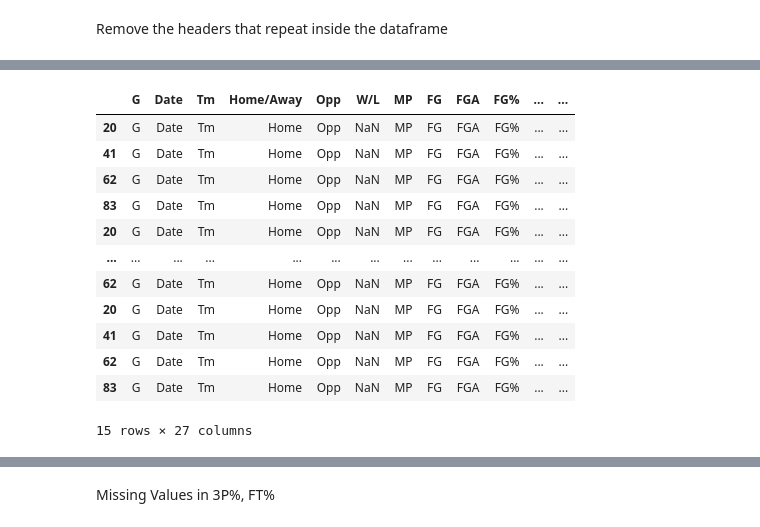
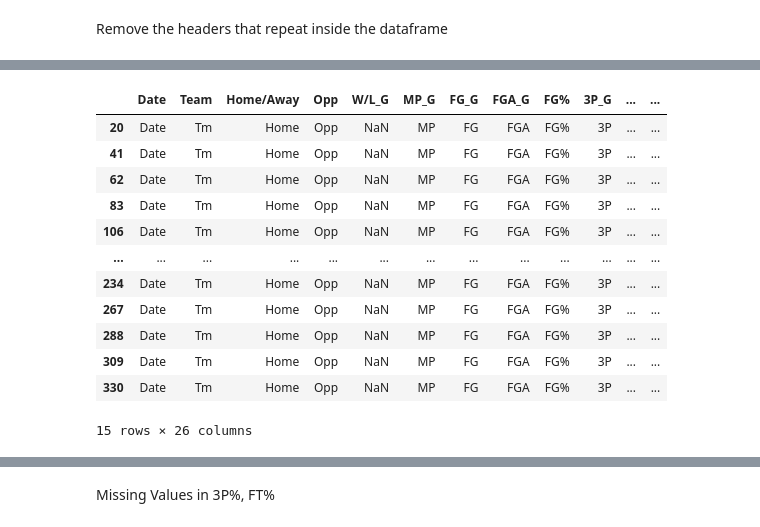
Before and after one commit to sabrinasayed99/Ph4_NBA_Player_Performance, a Jupyter notebook: brunson_data.ipynb, the cells around one changed output, grey strips where cells are left out. Saved outputs shown, nothing was run; the diff lists cells and outputs as text; code cells hidden in the pictures.

```diff
--- a/brunson_data.ipynb
+++ b/brunson_data.ipynb
@@ -342,0 +505,3 @@ memory usage: 80.6+ KB
+# %%
+combined_stats_df.reset_index(drop=True, inplace=True)
+combined_stats_df.head(20)
@@ -396,3 +562,5 @@ combined_stats_df.head()
 | 3 | 4 | 2022-10-26 | NYK | Home | CHO | W (+3) | 40:35 | 10 | 15 | .667 | ... | ... |
 | 4 | 5 | 2022-10-28 | NYK | Away | MIL | L (-11) | 33:08 | 3 | 10 | .300 | ... | ... |
 5 rows × 27 columns
+# %%
+combined_stats_df.drop(columns=['G'], inplace=True)
@@ -398,0 +574,5 @@ combined_stats_df.head()
+# %%
+combined_stats_df.rename(columns={'Tm': 'Team', 'W/L': 'W/L_G', 'MP' :'MP_G', 'FG': 'FG_G', 'FGA': 'FGA_G', '3P': '3P_G',
+                                  '3PA': '3PA_G', '3P%':'3P%_G', 'FT': 'FT_G', 'FTA': 'FTA_G', 'ORB': 'ORB_G', 'DRB': 'DRB_G', 'TRB': 'TRB_G', 'AST': 'AST_G', 'STL': 'STL_G',
+                                  'BLK': 'BLK_G', 'TOV': 'TOV_G', 'PF': 'PF_G', 'PTS': 'PTS_G', '+/-': 'Plus/Minus_G'}, inplace=True)
+combined_stats_df.columns
@@ -418,5 +604,5 @@ combined_stats_df.reset_index(drop=True)
 # %%
-combined_stats_df['G'] = combined_stats_df['G'].astype(str)
+combined_stats_df['Date'] = combined_stats_df['Date'].astype(str)
 # %%
 combined_stats_df
 # %% [output]
@@ -436,19 +622,19 @@ combined_stats_df
 # %%
-combined_stats_df[combined_stats_df['G'] == 'G']
+combined_stats_df[combined_stats_df['Date'] == 'Date']
 # There are 15 rows with the headers in them
 # %% [output]
-|  | G | Date | Tm | Home/Away | Opp | W/L | MP | FG | FGA | FG% | ... | ... |
-| 20 | G | Date | Tm | Home | Opp | NaN | MP | FG | FGA | FG% | ... | ... |
-| 41 | G | Date | Tm | Home | Opp | NaN | MP | FG | FGA | FG% | ... | ... |
-| 62 | G | Date | Tm | Home | Opp | NaN | MP | FG | FGA | FG% | ... | ... |
-| 83 | G | Date | Tm | Home | Opp | NaN | MP | FG | FGA | FG% | ... | ... |
-| 20 | G | Date | Tm | Home | Opp | NaN | MP | FG | FGA | FG% | ... | ... |
+|  | Date | Team | Home/Away | Opp | W/L_G | MP_G | FG_G | FGA_G | FG% | 3P_G | ... | ... |
+| 20 | Date | Tm | Home | Opp | NaN | MP | FG | FGA | FG% | 3P | ... | ... |
+| 41 | Date | Tm | Home | Opp | NaN | MP | FG | FGA | FG% | 3P | ... | ... |
+| 62 | Date | Tm | Home | Opp | NaN | MP | FG | FGA | FG% | 3P | ... | ... |
+| 83 | Date | Tm | Home | Opp | NaN | MP | FG | FGA | FG% | 3P | ... | ... |
+| 106 | Date | Tm | Home | Opp | NaN | MP | FG | FGA | FG% | 3P | ... | ... |
 | ... | ... | ... | ... | ... | ... | ... | ... | ... | ... | ... | ... | ... |
-| 62 | G | Date | Tm | Home | Opp | NaN | MP | FG | FGA | FG% | ... | ... |
-| 20 | G | Date | Tm | Home | Opp | NaN | MP | FG | FGA | FG% | ... | ... |
-| 41 | G | Date | Tm | Home | Opp | NaN | MP | FG | FGA | FG% | ... | ... |
-| 62 | G | Date | Tm | Home | Opp | NaN | MP | FG | FGA | FG% | ... | ... |
-| 83 | G | Date | Tm | Home | Opp | NaN | MP | FG | FGA | FG% | ... | ... |
+| 234 | Date | Tm | Home | Opp | NaN | MP | FG | FGA | FG% | 3P | ... | ... |
+| 267 | Date | Tm | Home | Opp | NaN | MP | FG | FGA | FG% | 3P | ... | ... |
+| 288 | Date | Tm | Home | Opp | NaN | MP | FG | FGA | FG% | 3P | ... | ... |
+| 309 | Date | Tm | Home | Opp | NaN | MP | FG | FGA | FG% | 3P | ... | ... |
+| 330 | Date | Tm | Home | Opp | NaN | MP | FG | FGA | FG% | 3P | ... | ... |
-15 rows × 27 columns
+15 rows × 26 columns
 # %%
 # Drop the rows with the repeated headers
```
Also changed, not shown: parts of 108 cells of this notebook, 5 other files.
